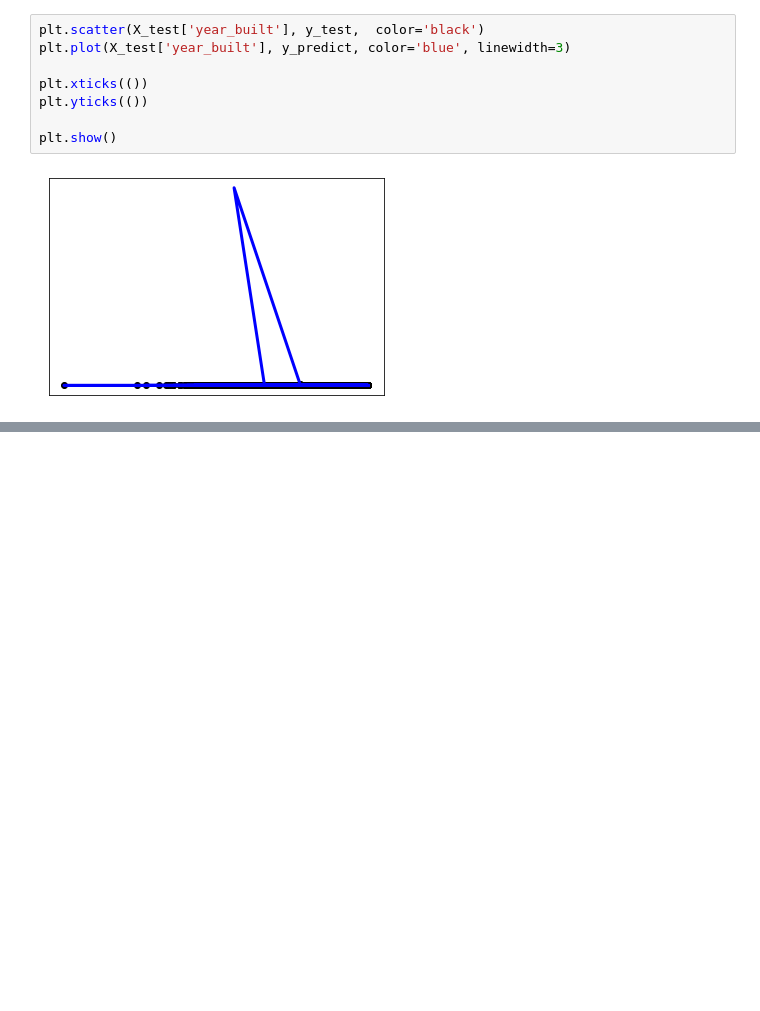
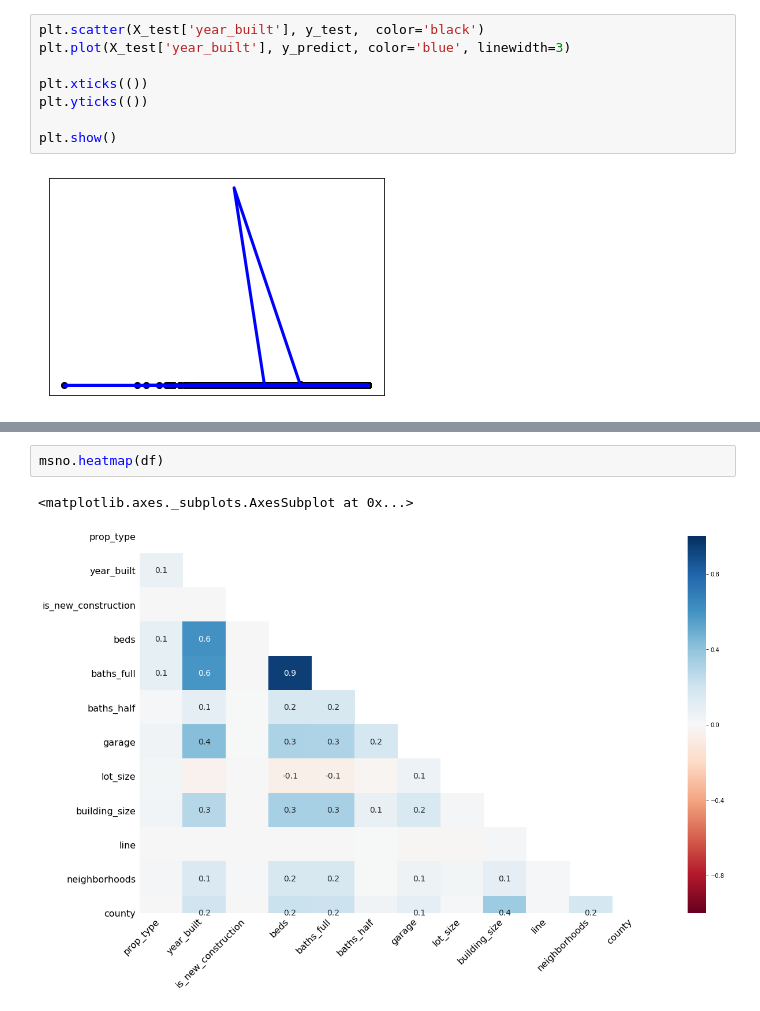
Before and after one commit to sakuraszy/STATS-170A-Group, a Jupyter notebook: Modeling/Baseline.ipynb, the cells around one changed output, grey strips where cells are left out. Drawn from its saved outputs; the diff is of its cells as text; blank space fills up the shorter version.

```diff
--- a/Modeling/Baseline.ipynb
+++ b/Modeling/Baseline.ipynb
@@ -147,0 +163,5 @@ plt.show()
+# %%
+msno.heatmap(df)
+# %% [output]
+<matplotlib.axes._subplots.AxesSubplot at 0x...>
+[figure, added]
```
Also changed, not shown: parts of 4 cells of this notebook, 2 other files.
